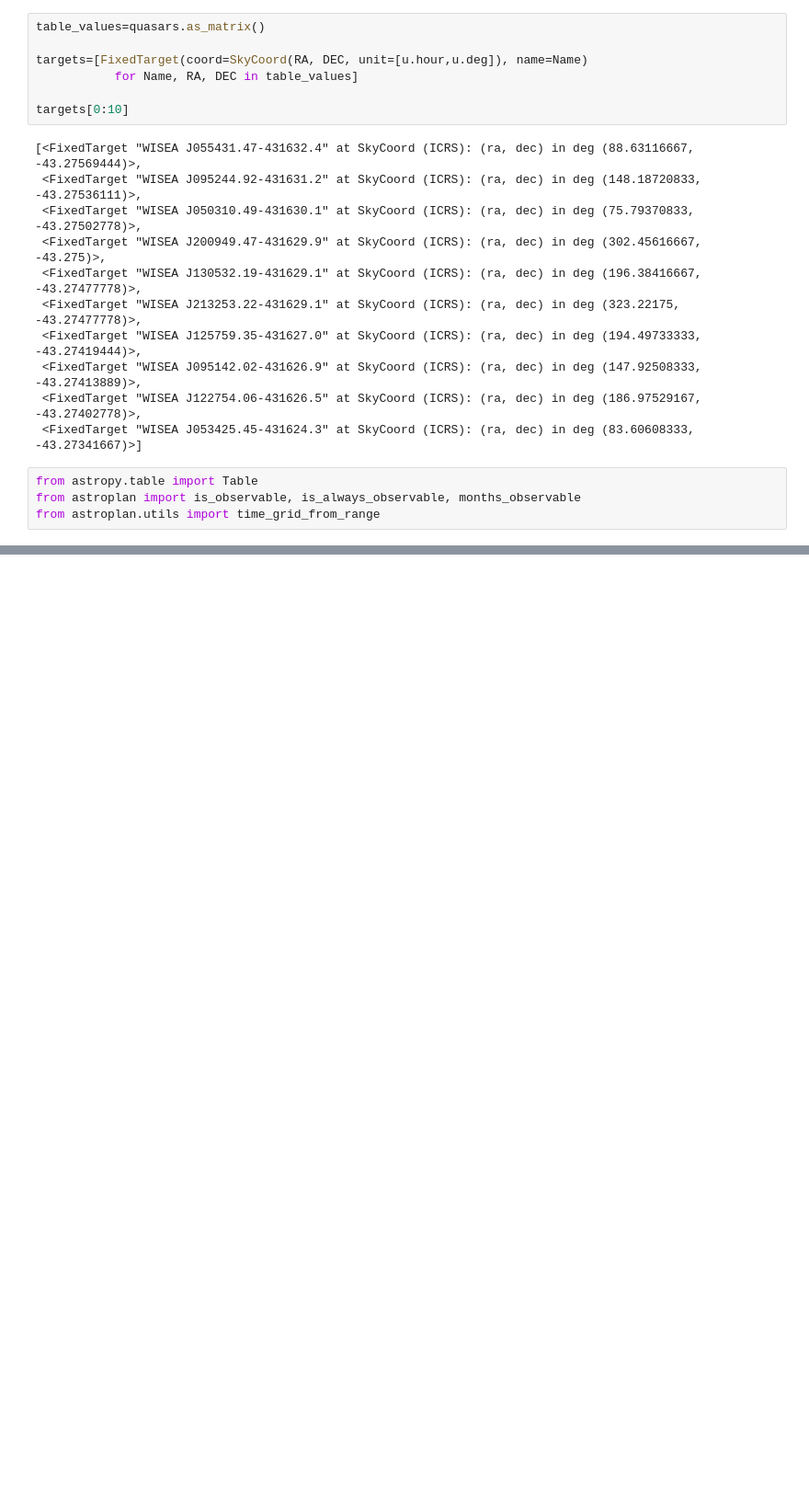
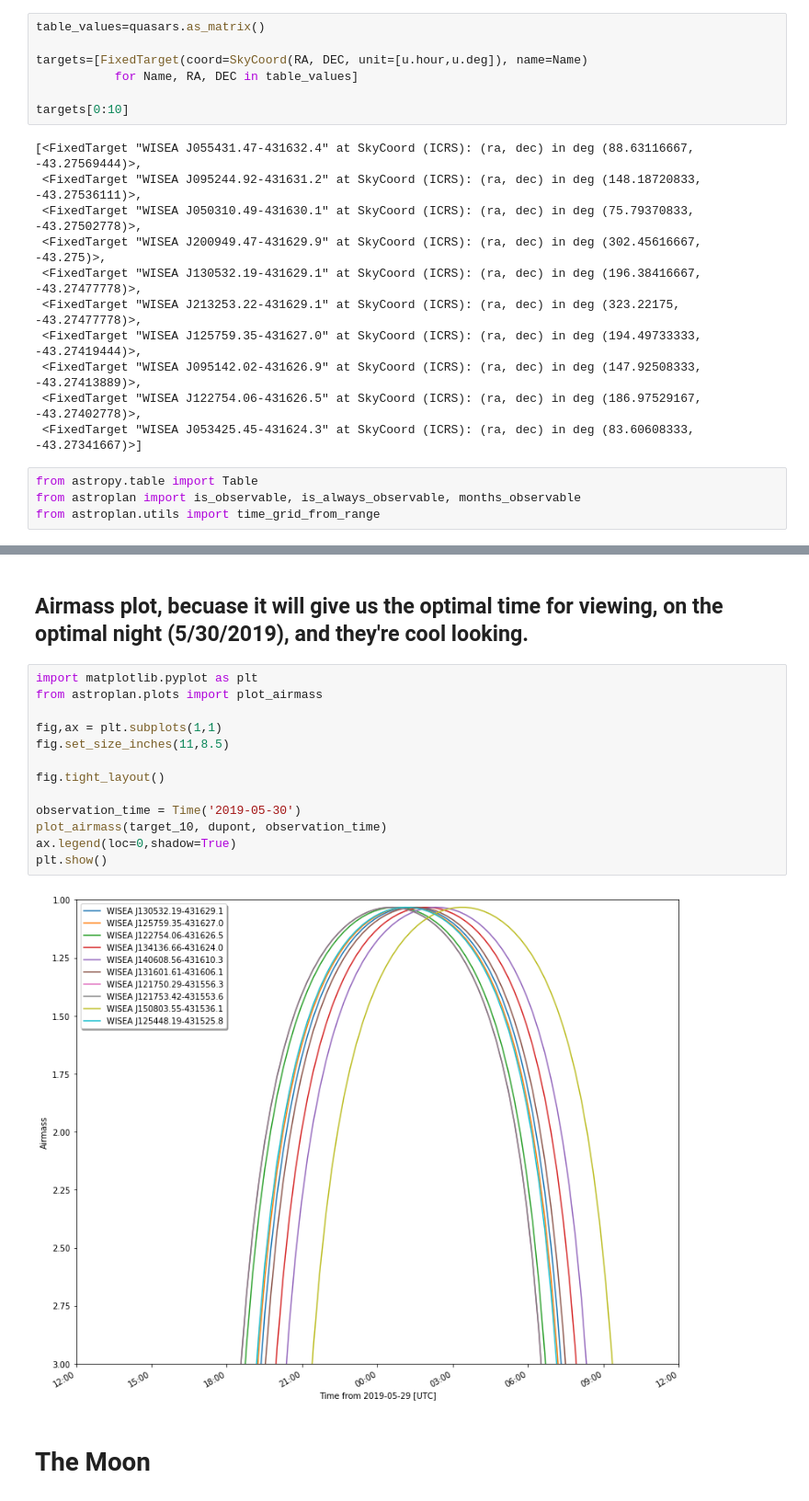
Before and after one commit to mcedillstein/Navigating_Night_Sky, a Jupyter notebook: Mercedes and Joseph Navigating the Night Sky.ipynb, the cells around one changed output, grey strips where cells are left out. Shown at 92% size. Cells and saved outputs as stored; diff of their text form; blank space fills up the shorter version.

```diff
--- a/Mercedes and Joseph Navigating the Night Sky.ipynb
+++ b/Mercedes and Joseph Navigating the Night Sky.ipynb
@@ -130,4 +147,24 @@ target_10
  <FixedTarget "WISEA J121753.42-431553.6" at SkyCoord (ICRS): (ra, dec) in deg (184.472625, -43.26491667)>,
  <FixedTarget "WISEA J150803.55-431536.1" at SkyCoord (ICRS): (ra, dec) in deg (227.01483333, -43.26005556)>,
  <FixedTarget "WISEA J125448.19-431525.8" at SkyCoord (ICRS): (ra, dec) in deg (193.70079167, -43.25719444)>)
+# %% [markdown]
+## Airmass plot, becuase it will give us the optimal time for viewing, on the optimal night (5/30/2019), and they're cool looking.
+# %%
+import matplotlib.pyplot as plt
+from astroplan.plots import plot_airmass
+
+fig,ax = plt.subplots(1,1)
+fig.set_size_inches(11,8.5)
+
+fig.tight_layout()
+
+observation_time = Time('2019-05-30')
+plot_airmass(target_10, dupont, observation_time)
+ax.legend(loc=0,shadow=True)
+plt.show()
+# %% [output]
+[figure, added]
+# %% [markdown]
+The Moon
+========
 # %%
```
Also changed, not shown: parts of 17 cells of this notebook.
